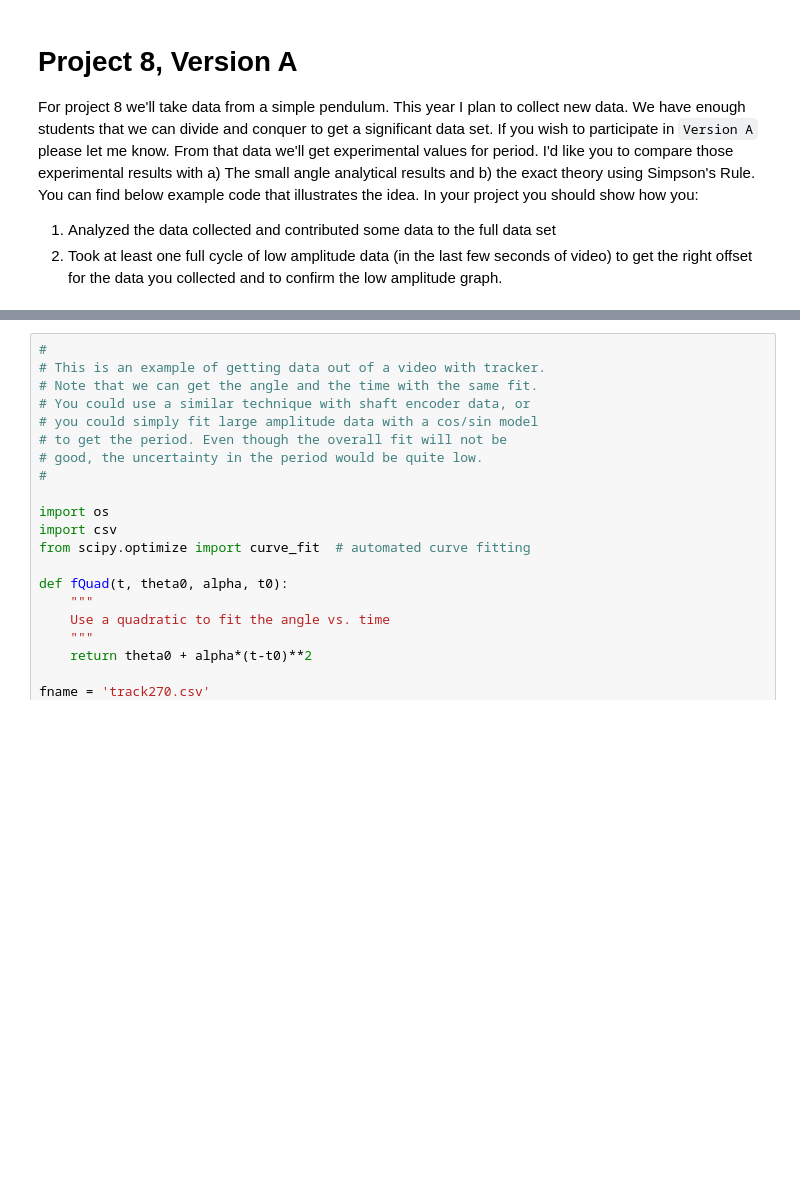
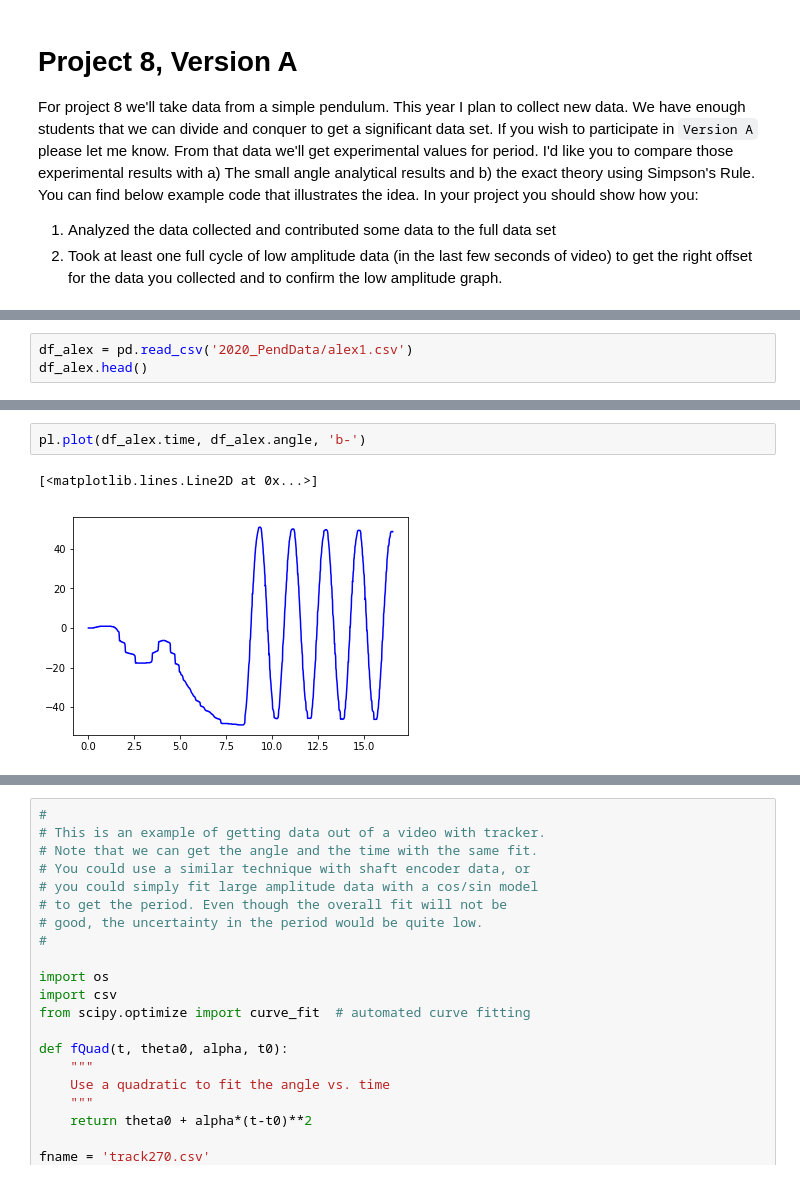
Before and after one commit to sspickle/sci-comp-notebooks, a Jupyter notebook: P08-LargeAmplitudePendulum.ipynb, the cells around one changed output, grey strips where cells are left out. Saved outputs shown, nothing was run; the diff lists cells and outputs as text; blank space fills up the shorter version.

```diff
--- a/P08-LargeAmplitudePendulum.ipynb
+++ b/P08-LargeAmplitudePendulum.ipynb
@@ -144,0 +157,3 @@ For project 8 we'll take data from a simple pendulum. This year I plan to collec
+# %%
+df_alex = pd.read_csv('2020_PendData/alex1.csv')
+df_alex.head()
@@ -144,0 +167,5 @@ For project 8 we'll take data from a simple pendulum. This year I plan to collec
+# %%
+pl.plot(df_alex.time, df_alex.angle, 'b-')
+# %% [output]
+[<matplotlib.lines.Line2D at 0x...>]
+[figure, added]
```
Also changed, not shown: parts of 11 cells of this notebook, 8 other files.
